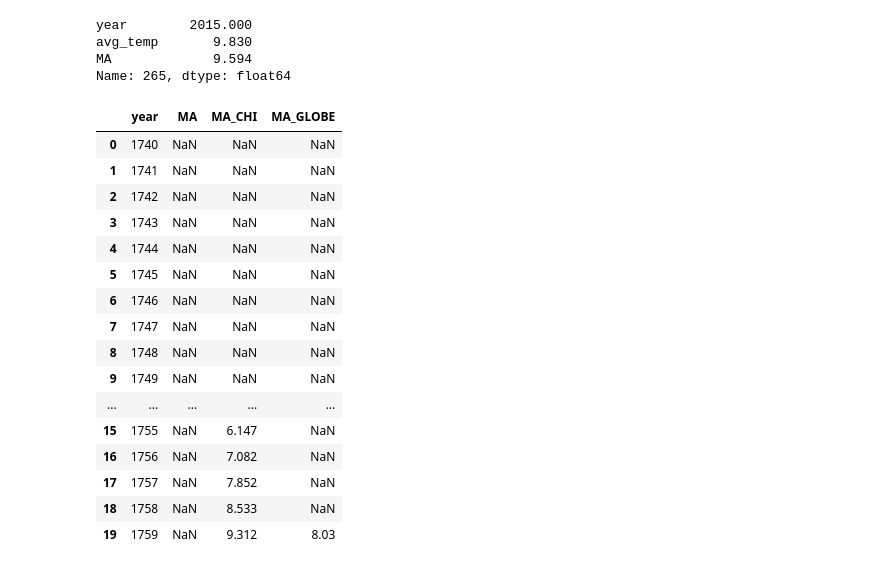
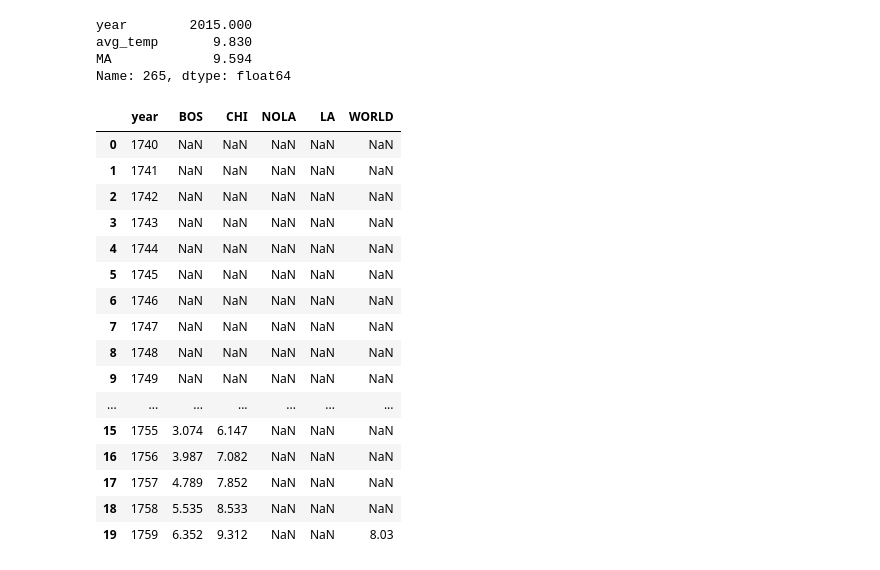
Before and after one commit to stevemn/udacity-da-weather, a Jupyter notebook: weather_trends.ipynb, the cells around one changed output. Saved outputs shown, nothing was run; the diff lists cells and outputs as text; code cells hidden in the pictures.

```diff
--- a/weather_trends.ipynb
+++ b/weather_trends.ipynb
@@ -132,8 +173,7 @@ nola.head()
 | 46088 | 1761 | New Orleans | United States | NaN |
 | 46089 | 1762 | New Orleans | United States | NaN |
 # %%
-nola = nola.drop(columns=['city', 'country'])
-nola = nola.fillna(method='ffill')
+nola = nola.drop(columns=['city', 'country']).fillna(method='ffill')
 nola['MA'] = nola['avg_temp'].rolling(window=10).mean()
 nola.head(25)
 # %% [output]
@@ -170,8 +209,7 @@ chi.head()
 | 15110 | 1746 | Chicago | United States | NaN |
 | 15111 | 1747 | Chicago | United States | NaN |
 # %%
-chi = chi.drop(columns=['city', 'country'])
-chi = chi.fillna(method='ffill')
+chi = chi.drop(columns=['city', 'country']).fillna(method='ffill')
 chi['MA'] = chi['avg_temp'].rolling(window=10).mean()
 chi.head(25)
 # %% [output]
@@ -199,0 +237,3 @@ lines = chi.plot.line(x='year',y='MA')
+# %%
+la = city_data[ (city_data.city == 'Los Angeles') & (city_data.country == 'United States') ]
+la.head()
@@ -199,0 +247,4 @@ lines = chi.plot.line(x='year',y='MA')
+# %%
+la = la.drop(columns=['city', 'country']).fillna(method='ffill')
+la['MA'] = la['avg_temp'].rolling(window=10).mean()
+la.head(25)
@@ -247,30 +319,34 @@ avg_temp       9.830
 MA             9.594
 Name: 265, dtype: float64
 # %%
-nola = nola.drop(columns=['avg_temp'])
-chi = chi.drop(columns=['avg_temp'])
-global_data = global_data.drop(columns=['avg_temp'])
+bos = bos.drop(columns=['avg_temp']).rename(columns={'MA': 'BOS'})
+nola = nola.drop(columns=['avg_temp']).rename(columns={'MA': 'NOLA'})
+chi = chi.drop(columns=['avg_temp']).rename(columns={'MA': 'CHI'})
+la = la.drop(columns=['avg_temp']).rename(columns={'MA': 'LA'})
+global_data = global_data.drop(columns=['avg_temp']).rename(columns={'MA': 'WORLD'})
 
 cbd = pd.DataFrame({'year': [y for y in range(1740,2020) ]})
-cbd = cbd.merge(nola, on='year', how='left', suffixes=('','_NOLA'))\
-                .merge(chi, on='year', how='left', suffixes=('','_CHI'))\
-                .merge(global_data, on='year', how='left', suffixes=('','_GLOBE'))
+cbd = cbd.merge(bos, on='year', how='left')\
+                .merge(chi, on='year', how='left')\
+                .merge(nola, on='year', how='left')\
+                .merge(la, on='year', how='left')\
+                .merge(global_data, on='year', how='left')
 cbd.head(20)
 # %% [output]
-|  | year | MA | MA_CHI | MA_GLOBE |
-| 0 | 1740 | NaN | NaN | NaN |
-| 1 | 1741 | NaN | NaN | NaN |
-| 2 | 1742 | NaN | NaN | NaN |
-| 3 | 1743 | NaN | NaN | NaN |
-| 4 | 1744 | NaN | NaN | NaN |
-| 5 | 1745 | NaN | NaN | NaN |
-| 6 | 1746 | NaN | NaN | NaN |
-| 7 | 1747 | NaN | NaN | NaN |
-| 8 | 1748 | NaN | NaN | NaN |
-| 9 | 1749 | NaN | NaN | NaN |
-| ... | ... | ... | ... | ... |
-| 15 | 1755 | NaN | 6.147 | NaN |
-| 16 | 1756 | NaN | 7.082 | NaN |
-| 17 | 1757 | NaN | 7.852 | NaN |
-| 18 | 1758 | NaN | 8.533 | NaN |
-| 19 | 1759 | NaN | 9.312 | 8.03 |
+|  | year | BOS | CHI | NOLA | LA | WORLD |
+| 0 | 1740 | NaN | NaN | NaN | NaN | NaN |
+| 1 | 1741 | NaN | NaN | NaN | NaN | NaN |
+| 2 | 1742 | NaN | NaN | NaN | NaN | NaN |
+| 3 | 1743 | NaN | NaN | NaN | NaN | NaN |
+| 4 | 1744 | NaN | NaN | NaN | NaN | NaN |
+| 5 | 1745 | NaN | NaN | NaN | NaN | NaN |
+| 6 | 1746 | NaN | NaN | NaN | NaN | NaN |
+| 7 | 1747 | NaN | NaN | NaN | NaN | NaN |
+| 8 | 1748 | NaN | NaN | NaN | NaN | NaN |
+| 9 | 1749 | NaN | NaN | NaN | NaN | NaN |
+| ... | ... | ... | ... | ... | ... | ... |
+| 15 | 1755 | 3.074 | 6.147 | NaN | NaN | NaN |
+| 16 | 1756 | 3.987 | 7.082 | NaN | NaN | NaN |
+| 17 | 1757 | 4.789 | 7.852 | NaN | NaN | NaN |
+| 18 | 1758 | 5.535 | 8.533 | NaN | NaN | NaN |
+| 19 | 1759 | 6.352 | 9.312 | NaN | NaN | 8.03 |
```
Also changed, not shown: parts of 12 cells of this notebook.
